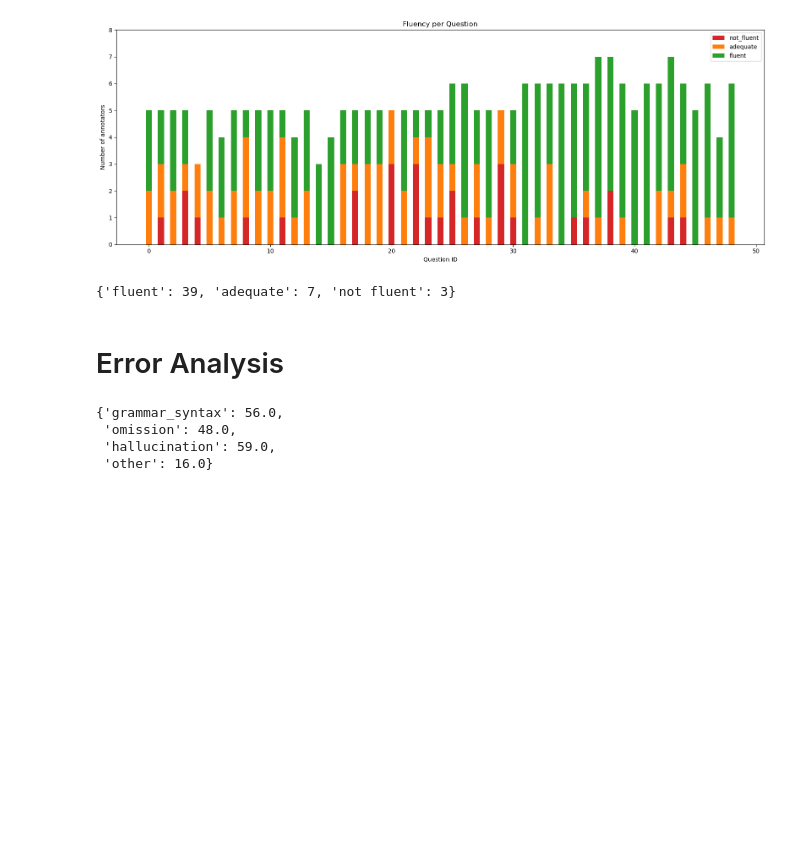
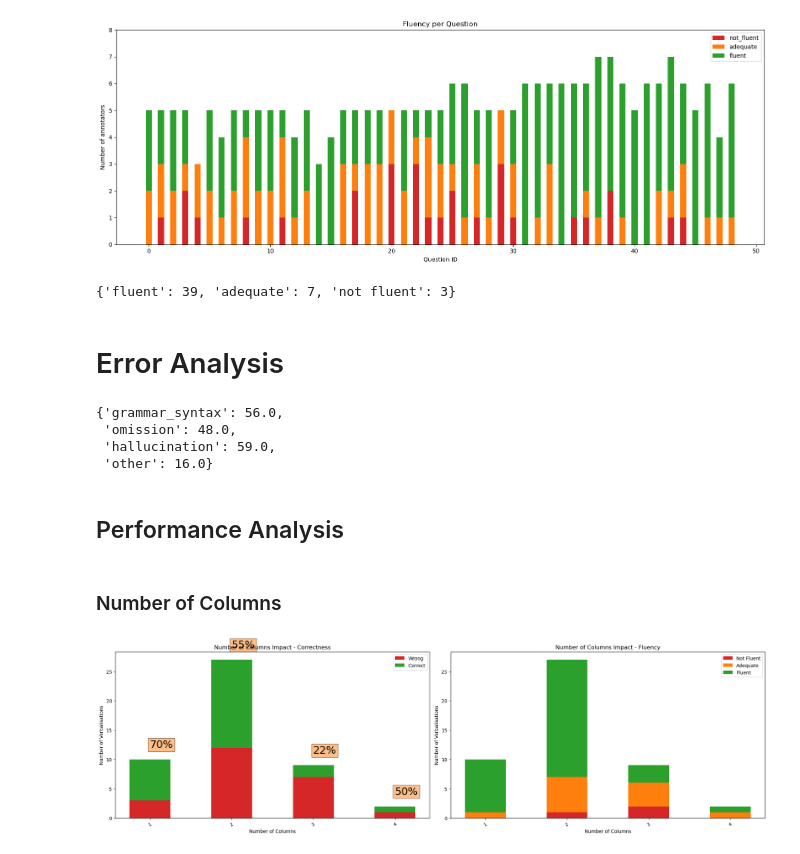
Before and after one commit to athenarc/Data2Text, a Jupyter notebook: tools/human_evaluation/cordis_qualtrics/result_analysis.ipynb, the cells around one changed output. Drawn from its saved outputs; the diff is of its cells as text; code cells hidden in the pictures; blank space fills up the shorter version.

Commit message:
Added performance analysis

```diff
--- a/tools/human_evaluation/cordis_qualtrics/result_analysis.ipynb
+++ b/tools/human_evaluation/cordis_qualtrics/result_analysis.ipynb
@@ -124,3 +124,5 @@ summed_errors
  'omission': 48.0,
  'hallucination': 59.0,
  'other': 16.0}
+# %% [markdown]
+## Performance Analysis
@@ -126,0 +180,6 @@ summed_errors
+# %% [markdown]
+### Number of Columns
+# %%
+produce_barplot(perf_df, 'Number of Columns')
+# %% [output]
+[figure, added]
```
Also changed, not shown: parts of 9 cells of this notebook, 1 other file.
